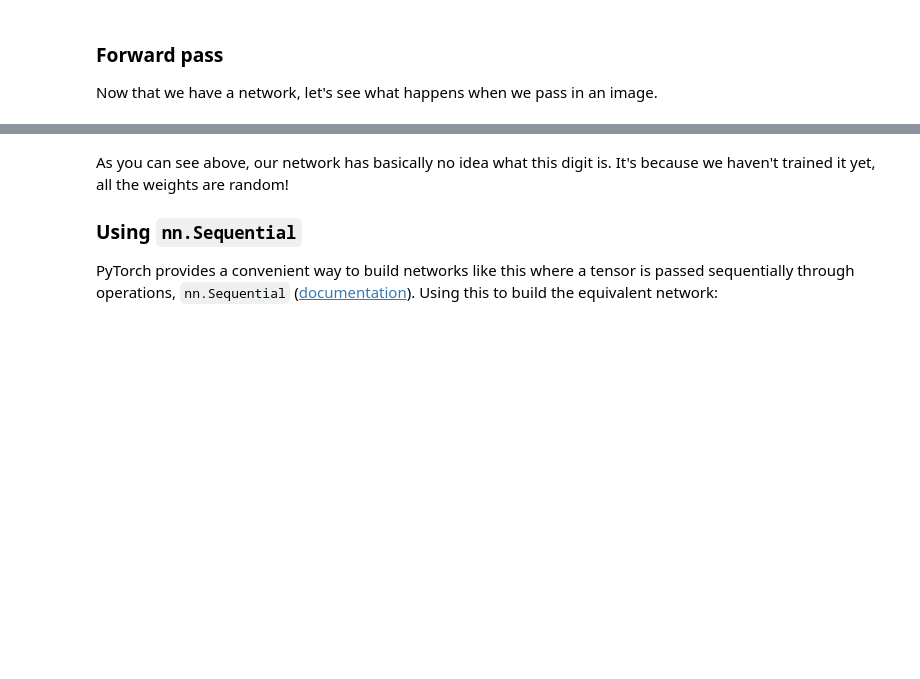
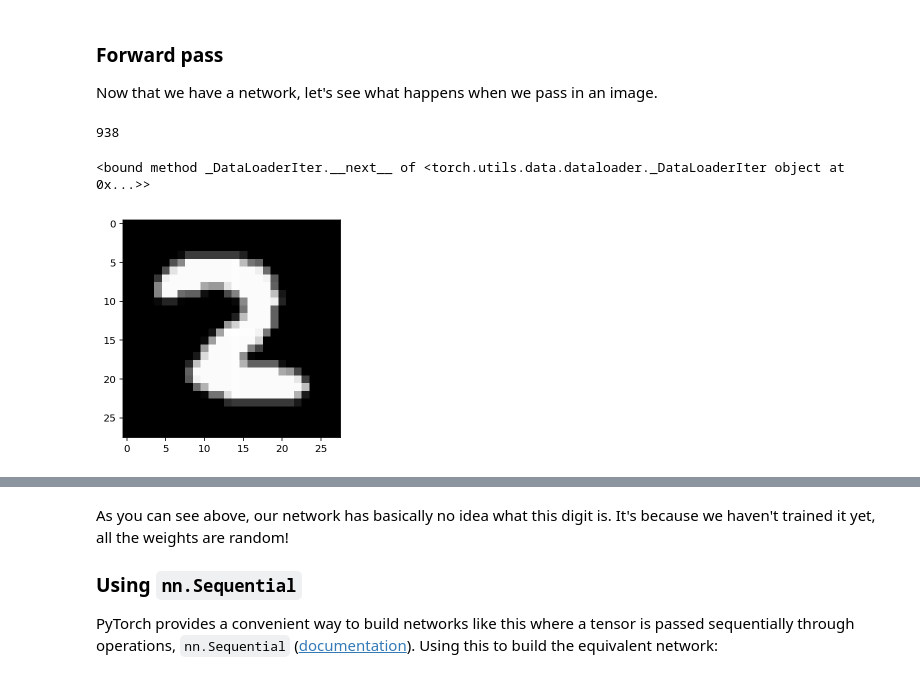
Before and after one commit to NgocVTran/Udacity---PyTorch, a Jupyter notebook: Introduction-to-Neural-Network/deep-learning-v2-pytorch-master/intro-to-pytorch/Part 2 - Neural Networks in PyTorch (Exercises).ipynb, the cells around one changed output, grey strips where cells are left out. Drawn from its saved outputs; the diff is of its cells as text; code cells hidden in the pictures; blank space fills up the shorter version.

```diff
--- a/Introduction-to-Neural-Network/deep-learning-v2-pytorch-master/intro-to-pytorch/Part 2 - Neural Networks in PyTorch (Exercises).ipynb
+++ b/Introduction-to-Neural-Network/deep-learning-v2-pytorch-master/intro-to-pytorch/Part 2 - Neural Networks in PyTorch (Exercises).ipynb
@@ -296 +422,14 @@ Now that we have a network, let's see what happens when we pass in an image.
+# %%
+len(dataiter)
+# %% [output]
+938
+# %%
+dataiter.next
+# %% [output]
+<bound method _DataLoaderIter.__next__ of <torch.utils.data.dataloader._DataLoaderIter object at 0x...>>
+# %%
+plt.imshow(images[0].reshape(28,28), cmap="gray")
+plt.show()
+# %% [output]
+[figure, added]
 # %%
```
Also changed, not shown: parts of 35 cells of this notebook.
